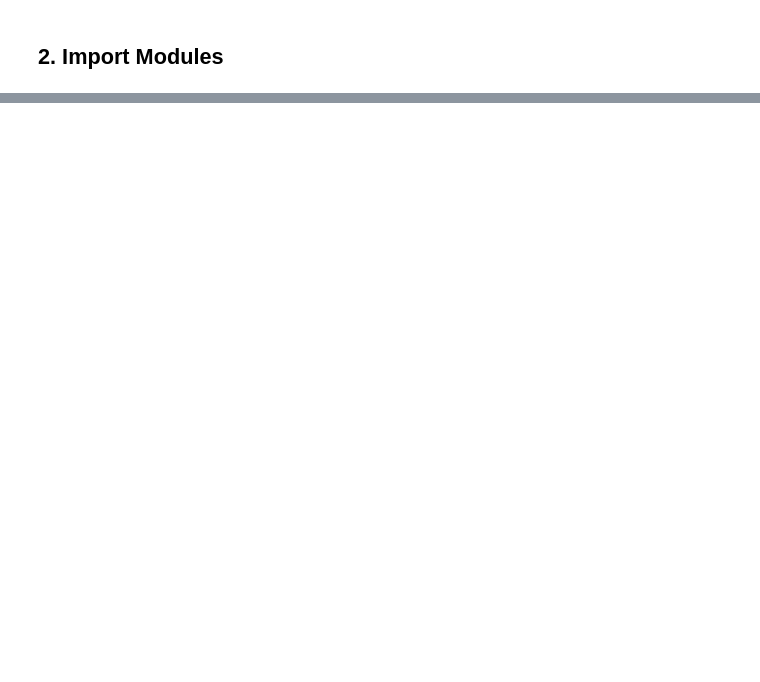
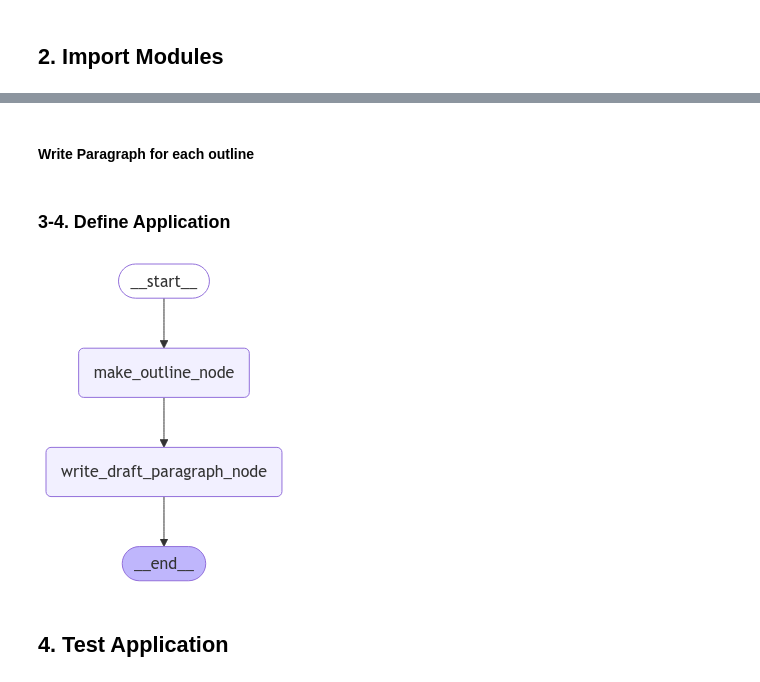
Before and after one commit to greatsangho/SKN05-FINAL-3TEAM, a Jupyter notebook: model/draft_writer.ipynb, the cells around one changed output, grey strips where cells are left out. Cells and saved outputs as stored; diff of their text form; code cells hidden in the pictures; blank space fills up the shorter version.

Commit message:
serve draft process in fast api (~ing)

```diff
--- a/model/draft_writer.ipynb
+++ b/model/draft_writer.ipynb
@@ -89,19 +19,0 @@ retrieve = vectorstore.as_retriever()
-# %%
-class State(TypedDict):
-        """
-        Represents the state of graph.
-
-        Args:
-            question : question that user ask
-            generation : LLM generation
-            documents : list of documents
-        """
-        chat_option : str
-        question : str
-        generation : str
-        messages : Annotated[list, add_messages]
-        documents : List[str]
-        outlines : List[str]
-        analyses : Annotated[List[dict], add]
-        draft : str
-        task : str
@@ -592,0 +53,7 @@ print("# 포괄적 보고서\n\n## 서론\n이번 보고서는 특정 기업에
+# %%
+# State
+class State(TypedDict):
+    messages : Annotated[List[BaseMessage], add_messages]
+    question : str
+    outlines : List[str]
+    generation : str
@@ -592,0 +275,2 @@ print("# 포괄적 보고서\n\n## 서론\n이번 보고서는 특정 기업에
+# %% [markdown]
+#### Write Paragraph for each outline
@@ -592,0 +332,2 @@ print("# 포괄적 보고서\n\n## 서론\n이번 보고서는 특정 기업에
+# %% [markdown]
+### 3-4. Define Application
@@ -592,0 +336,18 @@ print("# 포괄적 보고서\n\n## 서론\n이번 보고서는 특정 기업에
+# %%
+workflow = StateGraph(State)
+draft_process = DraftProcess(DATA_DIR)
+
+workflow.add_node("write_draft_paragraph_node", draft_process.write_draft_paragraph_node)
+workflow.add_node("make_outline_node", draft_process.make_outline_node)
+
+workflow.add_edge(START, "make_outline_node")
+workflow.add_edge("make_outline_node", "write_draft_paragraph_node")
+workflow.add_edge("write_draft_paragraph_node", END)
+
+app = workflow.compile()
+
+display(Image(app.get_graph().draw_mermaid_png()))
+# %% [output]
+[figure, added]
+# %% [markdown]
+## 4. Test Application
```
Also changed, not shown: parts of 55 cells of this notebook, 6 other files.
